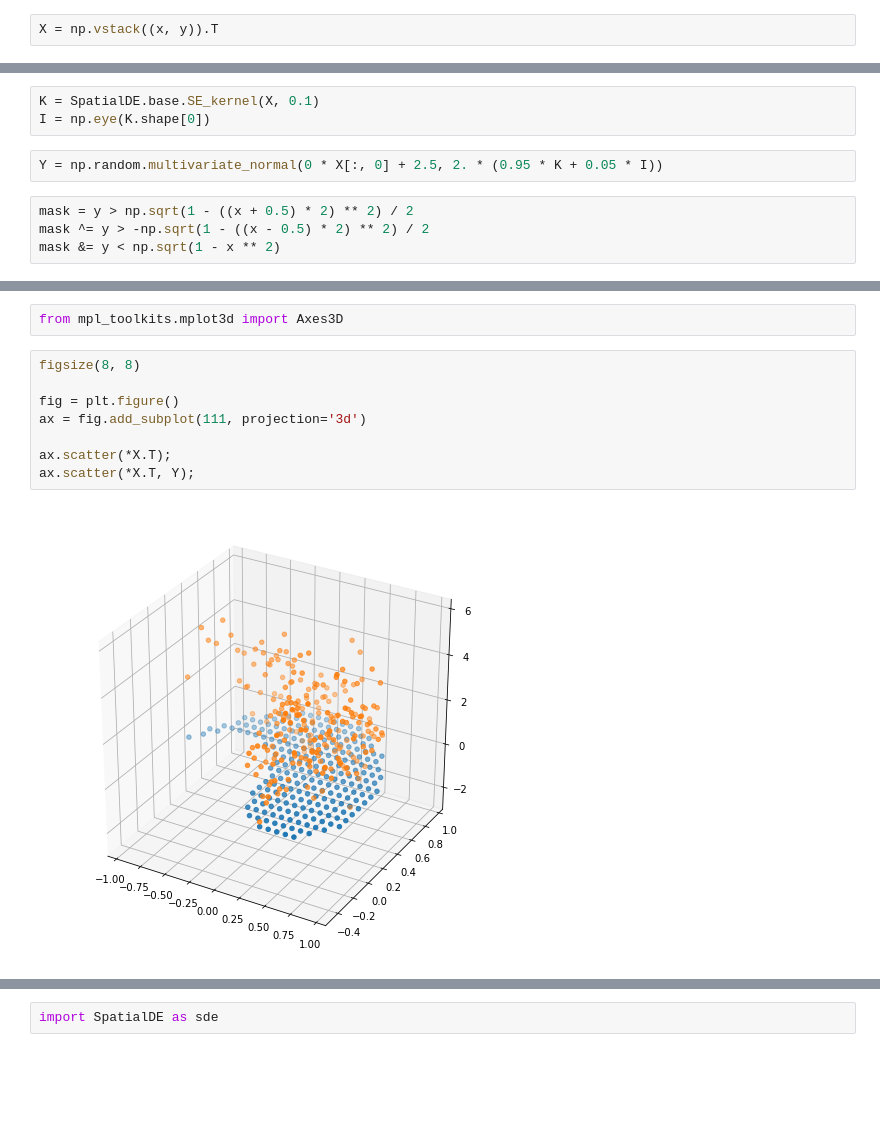
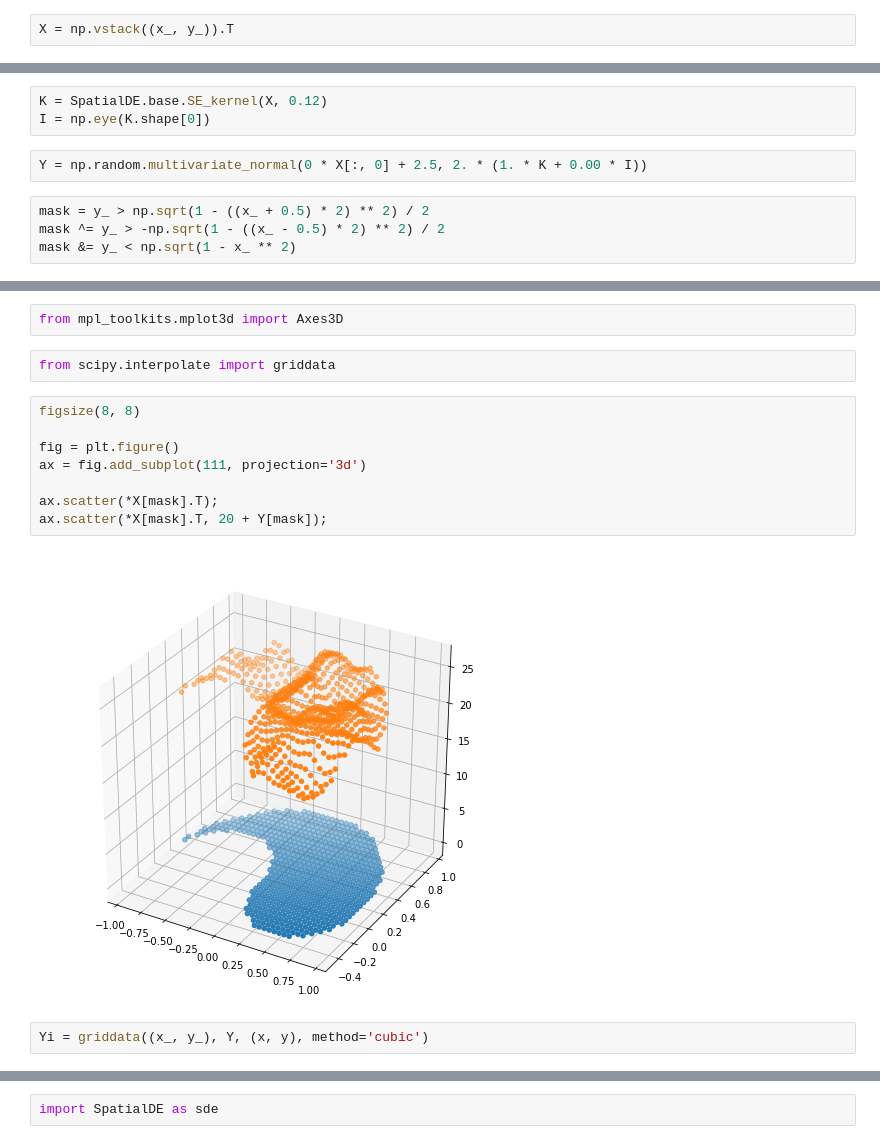
Before and after one commit to Teichlab/SpatialDE, a Jupyter notebook: Analysis/Theory/Example Spatial Patterns.ipynb, the cells around one changed output, grey strips where cells are left out. Drawn from its saved outputs; the diff is of its cells as text; blank space fills up the shorter version.

```diff
--- a/Analysis/Theory/Example Spatial Patterns.ipynb
+++ b/Analysis/Theory/Example Spatial Patterns.ipynb
@@ -28,2 +32,2 @@ plt.scatter(x, y);
 # %%
-X = np.vstack((x, y)).T
+X = np.vstack((x_, y_)).T
@@ -30,12 +42,12 @@ X = np.vstack((x, y)).T
 # %%
 import SpatialDE
 # %%
-K = SpatialDE.base.SE_kernel(X, 0.1)
+K = SpatialDE.base.SE_kernel(X, 0.12)
 I = np.eye(K.shape[0])
 # %%
-Y = np.random.multivariate_normal(0 * X[:, 0] + 2.5, 2. * (0.95 * K + 0.05 * I))
+Y = np.random.multivariate_normal(0 * X[:, 0] + 2.5, 2. * (1. * K + 0.00 * I))
 # %%
-mask = y > np.sqrt(1 - ((x + 0.5) * 2) ** 2) / 2
-mask ^= y > -np.sqrt(1 - ((x - 0.5) * 2) ** 2) / 2
-mask &= y < np.sqrt(1 - x ** 2)
+mask = y_ > np.sqrt(1 - ((x_ + 0.5) * 2) ** 2) / 2
+mask ^= y_ > -np.sqrt(1 - ((x_ - 0.5) * 2) ** 2) / 2
+mask &= y_ < np.sqrt(1 - x_ ** 2)
 # %%
@@ -77,12 +62,16 @@ array([[-1.2       , -1.2       , -1.2       , ...,  1.03448276,
 # %%
 from mpl_toolkits.mplot3d import Axes3D
+# %%
+from scipy.interpolate import griddata
 # %%
 figsize(8, 8)
 
 fig = plt.figure()
 ax = fig.add_subplot(111, projection='3d')
 
-ax.scatter(*X.T);
-ax.scatter(*X.T, Y);
+ax.scatter(*X[mask].T);
+ax.scatter(*X[mask].T, 20 + Y[mask]);
 # %% [output]
-[figure, old version]
+[figure, new version]
+# %%
+Yi = griddata((x_, y_), Y, (x, y), method='cubic')
```
Also changed, not shown: parts of 24 cells of this notebook, 6 other files.
